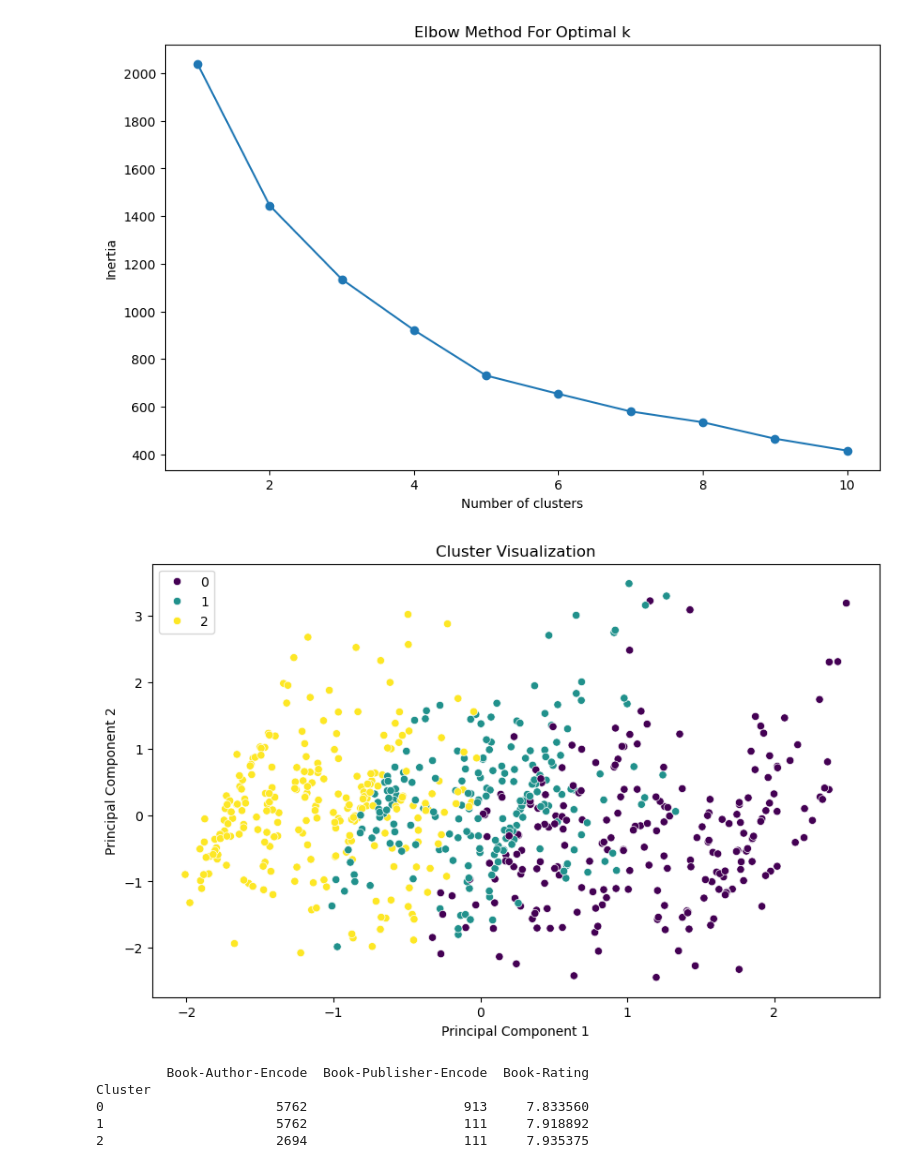
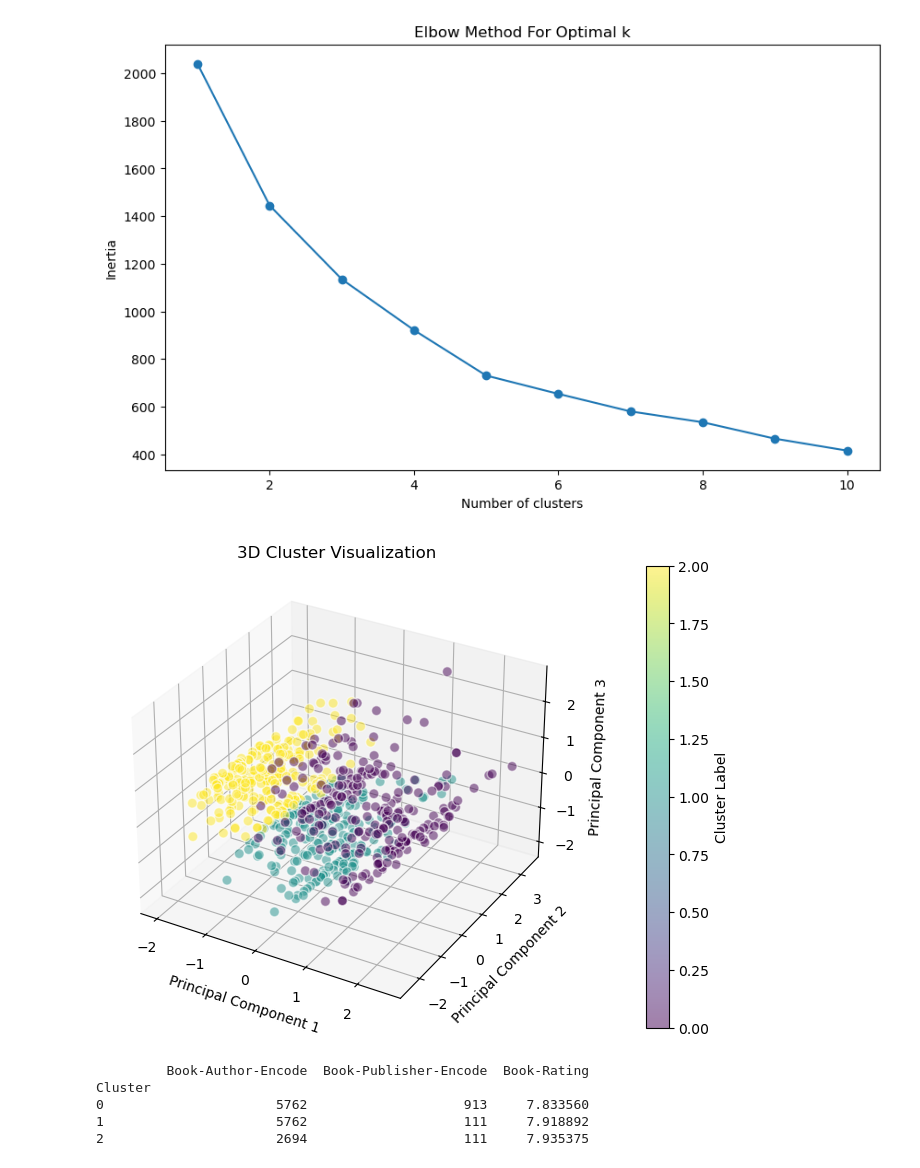
Before and after one commit to YubotKwng/Bookstore-management-Data-Processing, a Jupyter notebook: highquality_users.ipynb, the cells around one changed output. Saved outputs shown, nothing was run; the diff lists cells and outputs as text; code cells hidden in the pictures.

```diff
--- a/highquality_users.ipynb
+++ b/highquality_users.ipynb
@@ -82,25 +85,40 @@ clusters = kmeans.fit_predict(scaled_features)
 # Add clusters back to the original data
 user_profiles['Cluster'] = clusters
 # %%
-# Visualize clusters in 2D
-pca = PCA(n_components=2)
+# Visualize clusters in 3D
+pca = PCA(n_components=3)
 principal_components = pca.fit_transform(scaled_features)
-plt.figure(figsize=(10, 6))
-sns.scatterplot(x=principal_components[:, 0], y=principal_components[:, 1], hue=clusters, palette='viridis')
-plt.title('Cluster Visualization')
-plt.xlabel('Principal Component 1')
-plt.ylabel('Principal Component 2')
+fig = plt.figure(figsize=(10, 6))
+ax = fig.add_subplot(111, projection='3d')
+scatter = ax.scatter(principal_components[:, 0],
+                     principal_components[:, 1],
+                     principal_components[:, 2],
+                     c=clusters, s=50, cmap='viridis', alpha=0.5, edgecolors='w')
+
+# Labeling axes
+ax.set_xlabel('Principal Component 1')
+ax.set_ylabel('Principal Component 2')
+ax.set_zlabel('Principal Component 3')
+
+# Adding a color bar to understand which color represents which cluster
+color_bar = fig.colorbar(scatter, ax=ax, pad=0.1)
+color_bar.set_label('Cluster Label')
+
+# Setting title
+ax.set_title('3D Cluster Visualization')
+
+# Show plot
 plt.show()
 
 # Cluster Profiles
 cluster_profiles = user_profiles.groupby('Cluster').agg({
     'Book-Author-Encode': lambda x: x.mode()[0],
     'Book-Publisher-Encode': lambda x: x.mode()[0],
     'Book-Rating': 'mean'
 })
 print(cluster_profiles)
 # %% [output]
-[figure, old version]
+[figure, new version]
          Book-Author-Encode  Book-Publisher-Encode  Book-Rating
 Cluster
 0                      5762                    913     7.833560
```
Also changed, not shown: parts of 5 cells of this notebook.
